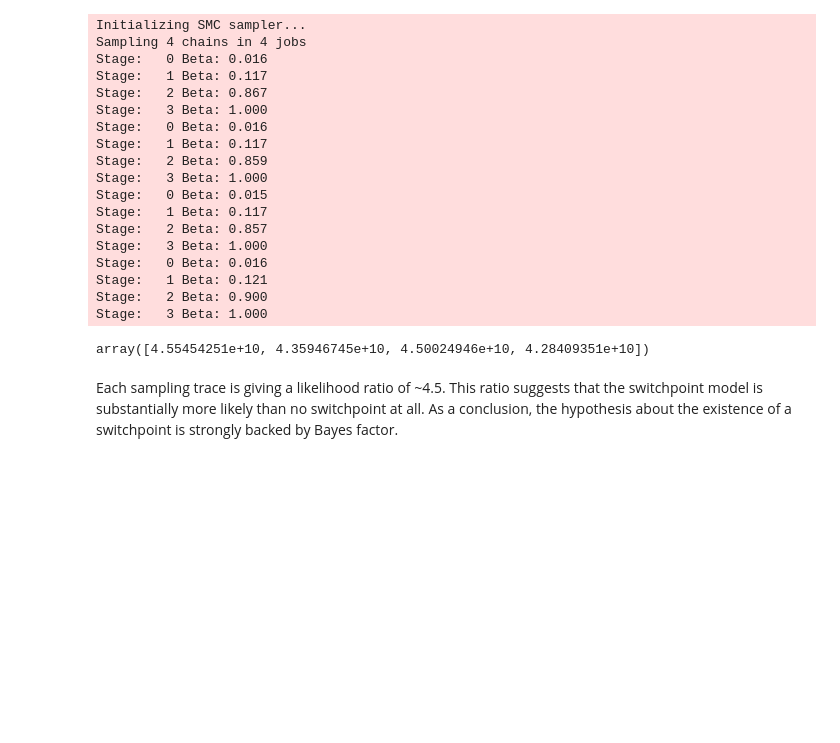
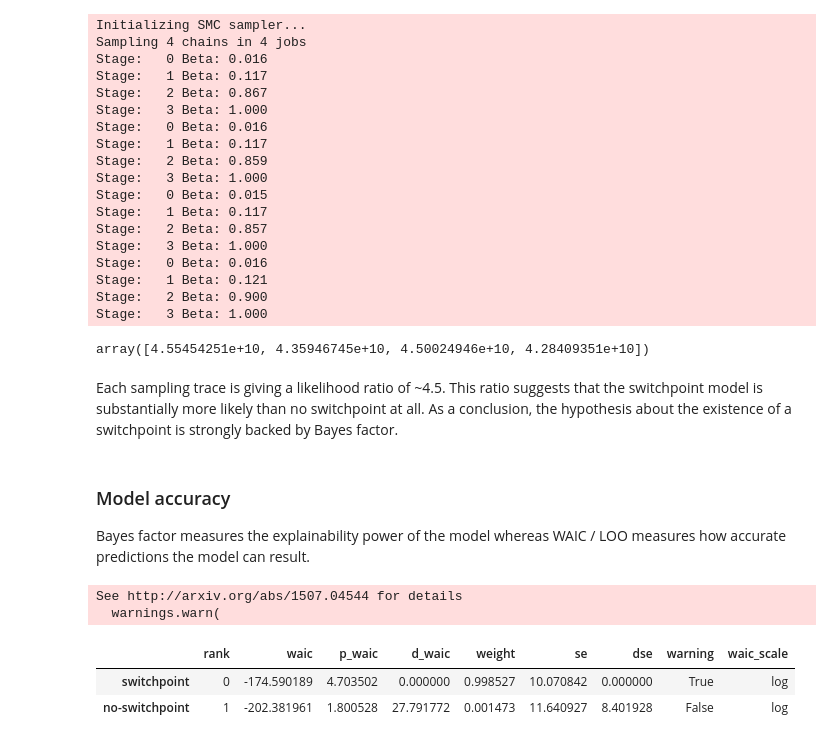
Before and after one commit to laaksonel/bayesian-datascience, a Jupyter notebook: coalmining-disasters-switchpoint-analysis.ipynb, the cells around one changed output. Drawn from its saved outputs; the diff is of its cells as text; code cells hidden in the pictures; blank space fills up the shorter version.

```diff
--- a/coalmining-disasters-switchpoint-analysis.ipynb
+++ b/coalmining-disasters-switchpoint-analysis.ipynb
@@ -284,3 +284,19 @@ array([4.55454251e+10, 4.35946745e+10, 4.50024946e+10, 4.28409351e+10])
 # %% [markdown]
 Each sampling trace is giving a likelihood ratio of ~4.5. This ratio suggests that the switchpoint model is substantially more likely than no switchpoint at all.
 As a conclusion, the hypothesis about the existence of a switchpoint is strongly backed by Bayes factor.
+# %% [markdown]
+### Model accuracy
+Bayes factor measures the explainability power of the model whereas WAIC / LOO measures how accurate predictions the model can result.
+# %%
+cmp_df = az.compare({
+	'switchpoint': trace,
+	'no-switchpoint': trace_no_switchpoint
+}, method='BB-pseudo-BMA', ic='waic')
+
+cmp_df
+# %% [output]
+See http://arxiv.org/abs/1507.04544 for details
+  warnings.warn(
+|  | rank | waic | p_waic | d_waic | weight | se | dse | warning | waic_scale |
+| switchpoint | 0 | -174.590189 | 4.703502 | 0.000000 | 0.998527 | 10.070842 | 0.000000 | True | log |
+| no-switchpoint | 1 | -202.381961 | 1.800528 | 27.791772 | 0.001473 | 11.640927 | 8.401928 | False | log |
```
Also changed, not shown: parts of 2 cells of this notebook.
